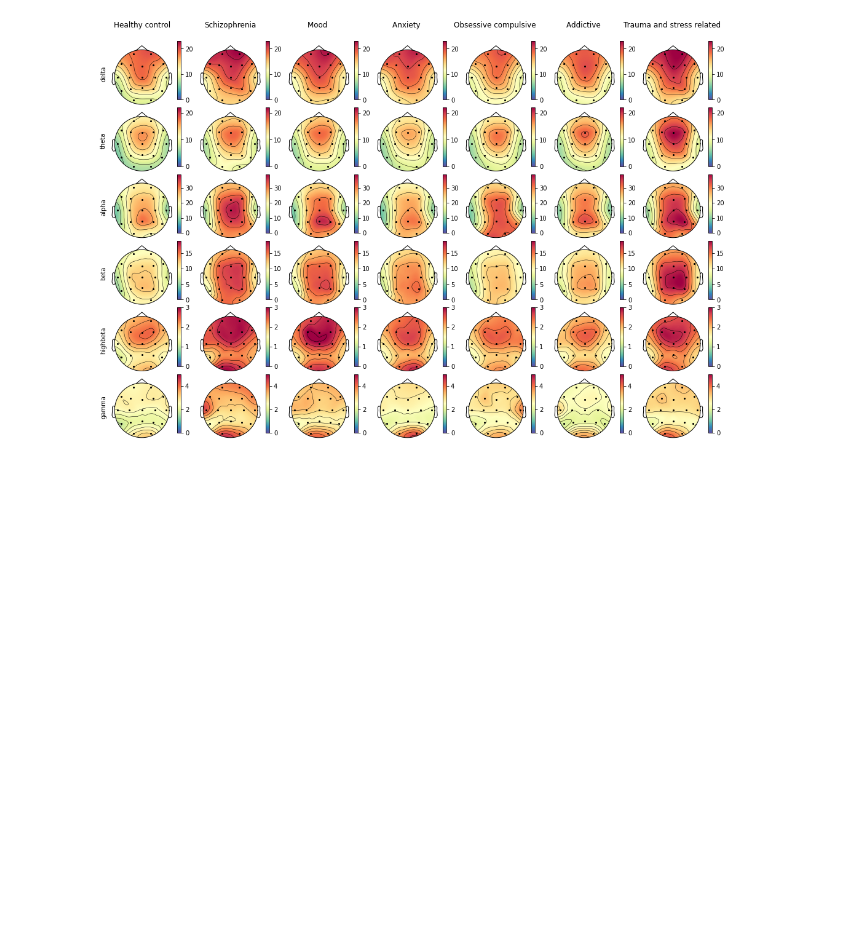
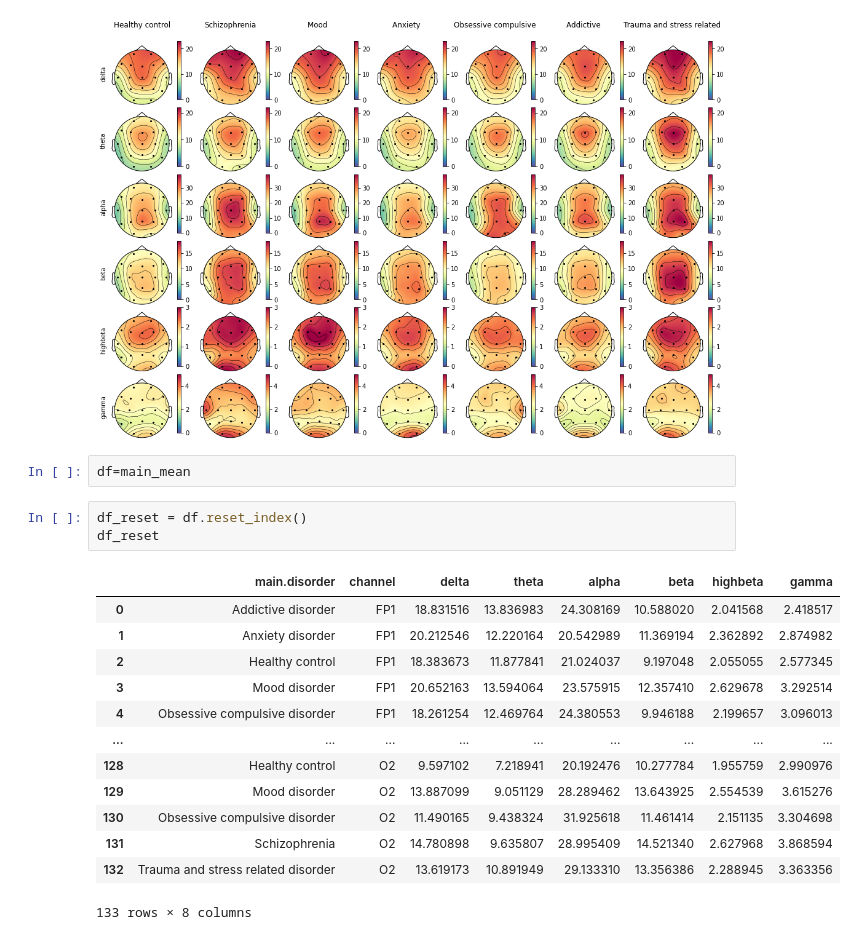
Before and after one commit to Kashish-G/MindScape, a Jupyter notebook: eeg.ipynb, the cells around one changed output. Drawn from its saved outputs; the diff is of its cells as text; blank space fills up the shorter version.

```diff
--- a/eeg.ipynb
+++ b/eeg.ipynb
@@ -264,3 +264,22 @@ plot_eeg_dataset(main_mean, channels, conditions_ordered=conds, condition_labels
 plt.show()
 # %% [output]
 [figure]
+# %%
+df=main_mean
+# %%
+df_reset = df.reset_index()
+df_reset
+# %% [output]
+|  | main.disorder | channel | delta | theta | alpha | beta | highbeta | gamma |
+| 0 | Addictive disorder | FP1 | 18.831516 | 13.836983 | 24.308169 | 10.588020 | 2.041568 | 2.418517 |
+| 1 | Anxiety disorder | FP1 | 20.212546 | 12.220164 | 20.542989 | 11.369194 | 2.362892 | 2.874982 |
+| 2 | Healthy control | FP1 | 18.383673 | 11.877841 | 21.024037 | 9.197048 | 2.055055 | 2.577345 |
+| 3 | Mood disorder | FP1 | 20.652163 | 13.594064 | 23.575915 | 12.357410 | 2.629678 | 3.292514 |
+| 4 | Obsessive compulsive disorder | FP1 | 18.261254 | 12.469764 | 24.380553 | 9.946188 | 2.199657 | 3.096013 |
+| ... | ... | ... | ... | ... | ... | ... | ... | ... |
+| 128 | Healthy control | O2 | 9.597102 | 7.218941 | 20.192476 | 10.277784 | 1.955759 | 2.990976 |
+| 129 | Mood disorder | O2 | 13.887099 | 9.051129 | 28.289462 | 13.643925 | 2.554539 | 3.615276 |
+| 130 | Obsessive compulsive disorder | O2 | 11.490165 | 9.438324 | 31.925618 | 11.461414 | 2.151135 | 3.304698 |
+| 131 | Schizophrenia | O2 | 14.780898 | 9.635807 | 28.995409 | 14.521340 | 2.627968 | 3.868594 |
+| 132 | Trauma and stress related disorder | O2 | 13.619173 | 10.891949 | 29.133310 | 13.356386 | 2.288945 | 3.363356 |
+133 rows × 8 columns
```
Also changed, not shown: parts of 1 cell of this notebook, 3 other files.
